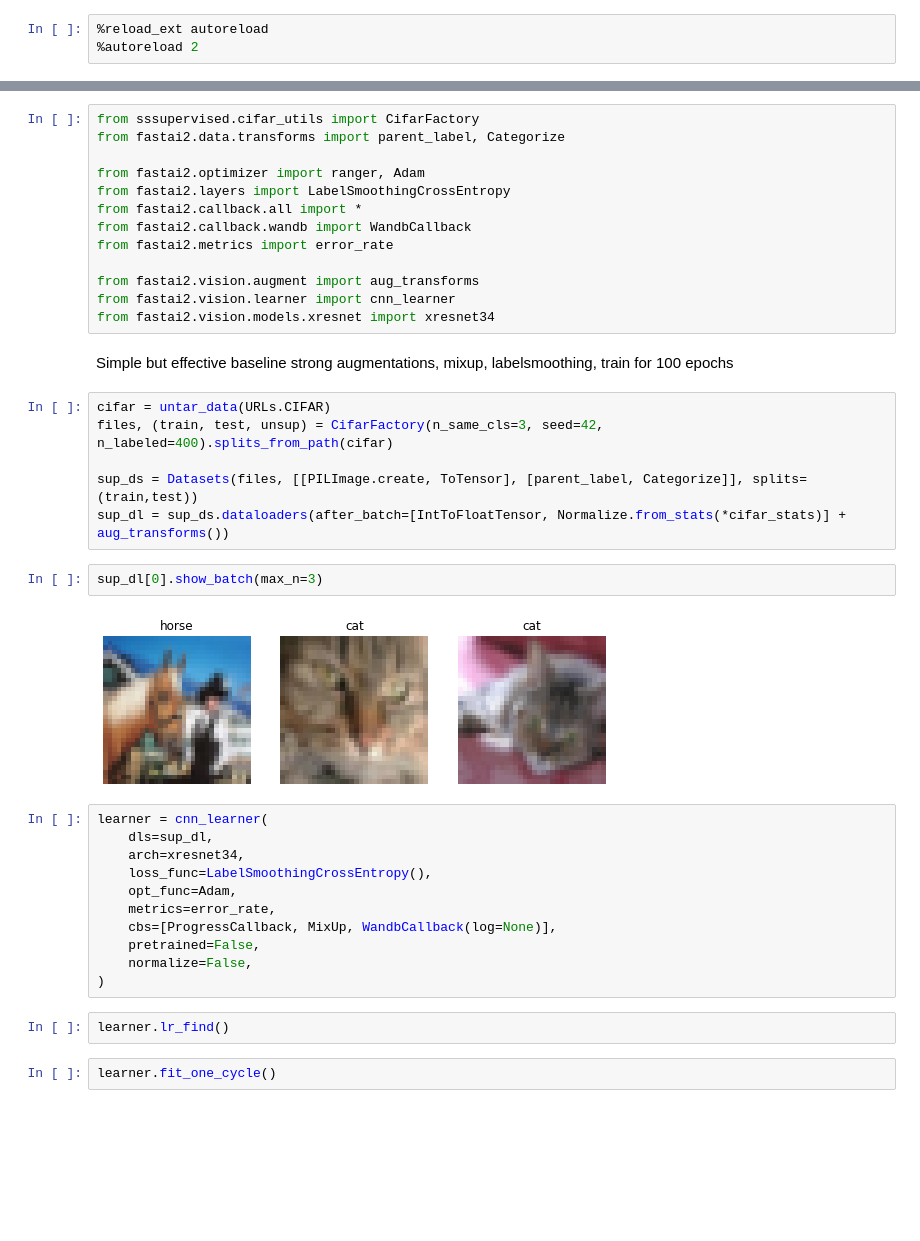
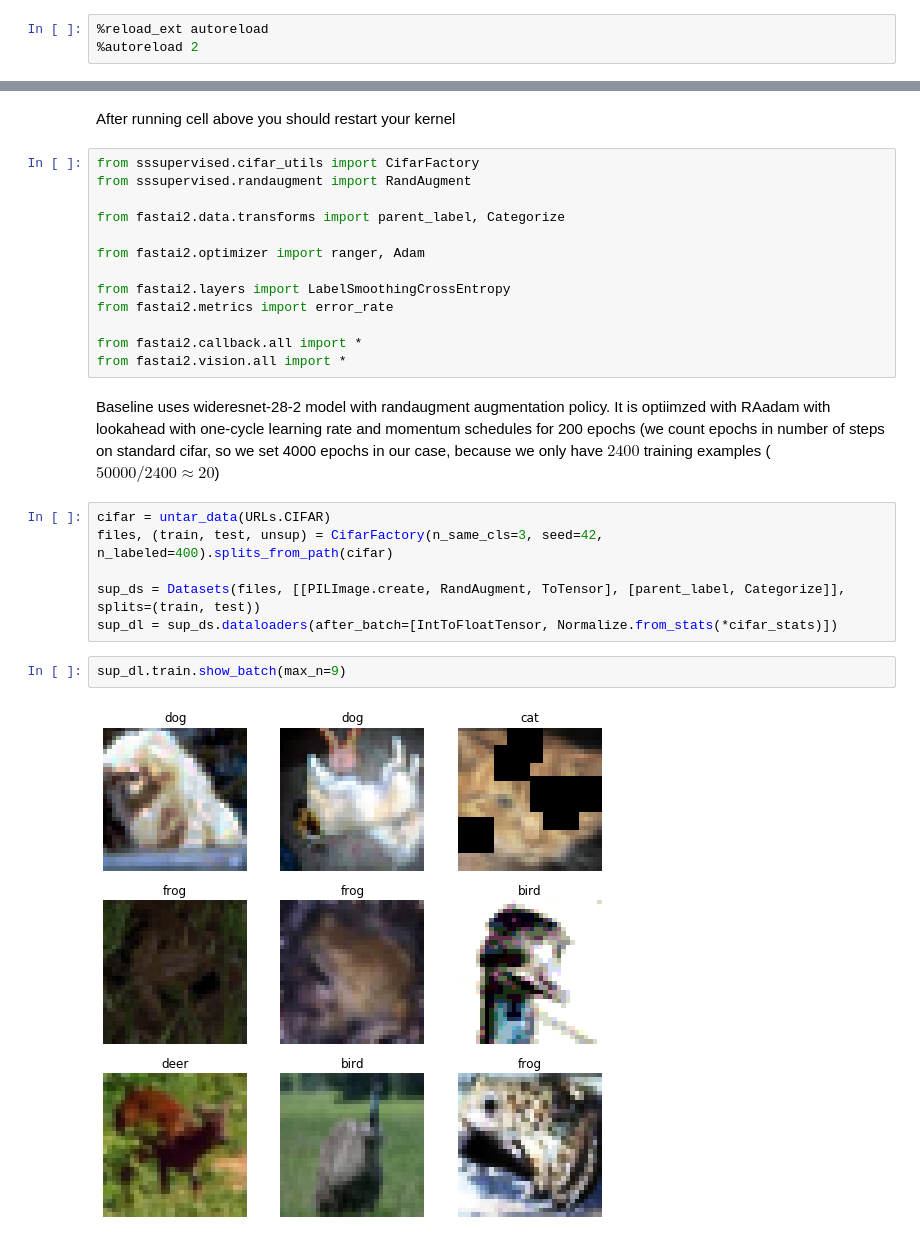
Before and after one commit to puhsu/sssupervised, a Jupyter notebook: nbs/02_supervised_baselines.ipynb, the cells around one changed output, grey strips where cells are left out. Cells and saved outputs as stored; diff of their text form; blank space fills up the shorter version.

Commit message:
Add randaugment policy & change baseline code

```diff
--- a/nbs/02_supervised_baselines.ipynb
+++ b/nbs/02_supervised_baselines.ipynb
@@ -11,40 +24,27 @@ Notebook with strong supervised learning baseline on cifar-10
+# %% [markdown]
+After running cell above you should restart your kernel
 # %%
 from sssupervised.cifar_utils import CifarFactory
+from sssupervised.randaugment import RandAugment
+
 from fastai2.data.transforms import parent_label, Categorize
 
 from fastai2.optimizer import ranger, Adam
+
 from fastai2.layers import LabelSmoothingCrossEntropy
-from fastai2.callback.all import *
-from fastai2.callback.wandb import WandbCallback
 from fastai2.metrics import error_rate
 
-from fastai2.vision.augment import aug_transforms
-from fastai2.vision.learner import cnn_learner
-from fastai2.vision.models.xresnet import xresnet34
+from fastai2.callback.all import *
+from fastai2.vision.all import *
-# %% [markdown]
-Simple but effective baseline strong augmentations, mixup, labelsmoothing, train for 100 epochs
+# %% [markdown]
+Baseline uses wideresnet-28-2 model with randaugment augmentation policy. It is optiimzed with RAadam with lookahead with one-cycle learning rate and momentum schedules for 200 epochs (we count epochs in number of steps on standard cifar, so we set 4000 epochs in our case, because we only have $2400$ training examples ($50000/2400 \approx 20$)
 # %%
 cifar = untar_data(URLs.CIFAR)
 files, (train, test, unsup) = CifarFactory(n_same_cls=3, seed=42, n_labeled=400).splits_from_path(cifar)
 
-sup_ds = Datasets(files, [[PILImage.create, ToTensor], [parent_label, Categorize]], splits=(train,test))
-sup_dl = sup_ds.dataloaders(after_batch=[IntToFloatTensor, Normalize.from_stats(*cifar_stats)] + aug_transforms())
+sup_ds = Datasets(files, [[PILImage.create, RandAugment, ToTensor], [parent_label, Categorize]], splits=(train, test))
+sup_dl = sup_ds.dataloaders(after_batch=[IntToFloatTensor, Normalize.from_stats(*cifar_stats)])
 # %%
-sup_dl[0].show_batch(max_n=3)
+sup_dl.train.show_batch(max_n=9)
 # %% [output]
-[figure, old version]
+[figure, new version]
-# %%
-learner = cnn_learner(
-    dls=sup_dl,
-    arch=xresnet34,
-    loss_func=LabelSmoothingCrossEntropy(),
-    opt_func=Adam,
-    metrics=error_rate,
-    cbs=[ProgressCallback, MixUp, WandbCallback(log=None)],
-    pretrained=False,
-    normalize=False,
-)
-# %%
-learner.lr_find()
-# %%
-learner.fit_one_cycle()
```
Also changed, not shown: parts of 10 cells of this notebook, 7 other files.
